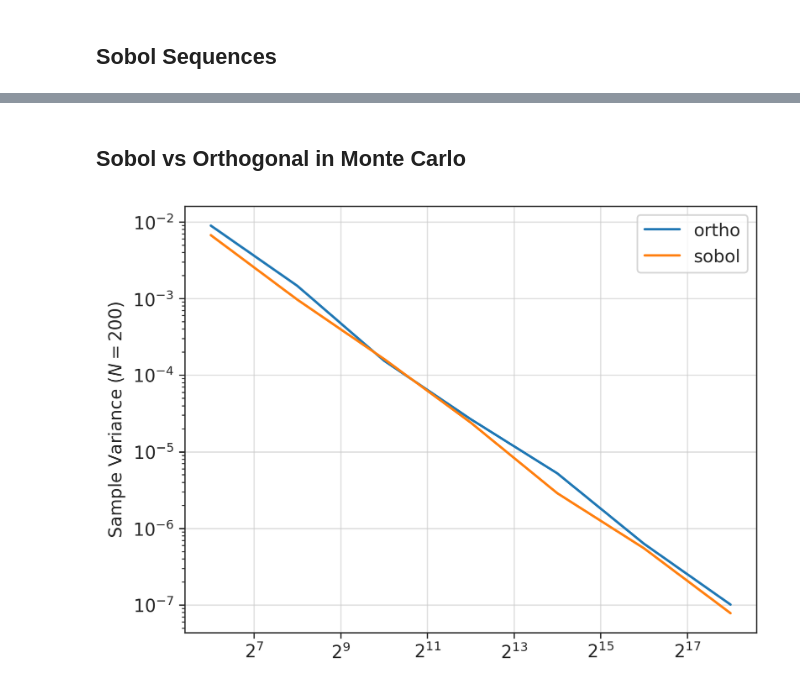
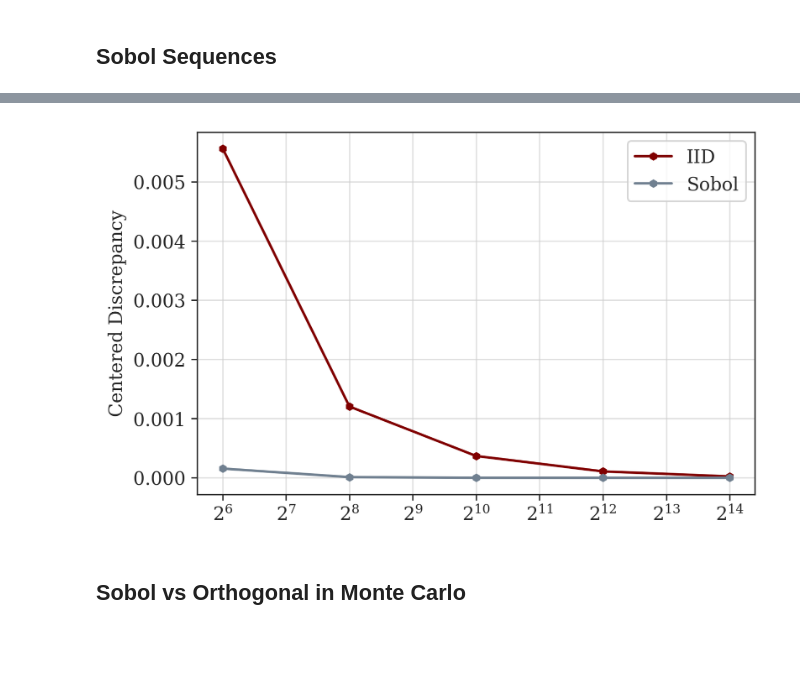
Before and after one commit to loonatick-src/stochastic-sim-1, a Jupyter notebook: Submission.ipynb, the cells around one changed output, grey strips where cells are left out. Cells and saved outputs as stored; diff of their text form; code cells hidden in the pictures; blank space fills up the shorter version.

```diff
--- a/Submission.ipynb
+++ b/Submission.ipynb
@@ -1045,3 +1187,29 @@ plt.show()
+# %%
+def mean_discrepancies_IID_sobol_plotter(simulation_data, title):
+    sample_sizes = np.array([np.power(2,i) for i in range(6,15,2)])
+
+    data = np.load(simulation_data)
+
+    mean_discrepancies = data['arr_0']
+    sample_variances = data['arr_1']
+
+    discr_IID = mean_discrepancies[0]
+    discr_Sobol = mean_discrepancies[2]
+
+    plt.plot(sample_sizes, discr_IID, label = "IID", color = "maroon", marker = "h", markersize = 4)
+    plt.plot(sample_sizes, discr_Sobol, label = "Sobol", color = "slategray", marker = "h", markersize = 4)
+
+    plt.ylabel("Centered Discrepancy")
+    plt.xscale("log", basex = 2)
+    plt.legend()
+    plt.grid(alpha = 0.6)
+
+    plt.savefig(title, bbox_inches = 'tight')
+    plt.show()
+# %%
+mean_discrepancies_IID_sobol_plotter(simulation_data = "discrepancies_unifo_ortho_sobol.npz", title = "Mean_discrepancies_IDD_OS.png")
+# %% [output]
+[figure, added]
 # %% [markdown]
 ## Sobol vs Orthogonal in Monte Carlo
 # %%
@@ -1078,14 +1248,22 @@ else:
     mean_areas = save_data['arr_0']
     sample_variances = save_data['arr_1']
 # %%
-plt.plot(s_values, sample_variances[0], label = "ortho")
-plt.plot(s_values, sample_variances[1], label = "sobol")
-plt.ylabel("Sample Variance ($N = 200$)")
-plt.xlabel("$s$")
-plt.grid(alpha = 0.6)
-plt.xscale("log", base = 2)
-plt.yscale("log")
-plt.legend()
-plt.show()
+def mc_both_OS_Sobol_optimal_plotter(simulation_data, title):
+
+    s_values = np.array([np.power(2, i) for i in range(6,19,2)])
+
+    data = np.load(simulation_data)
+
+    mean_areas = data['arr_0']*2
+    sample_variances = data['arr_1']*2
+
+    plt.plot(s_values, sample_variances[0], label = "OS", color = "chocolate", marker = "h", markersize = 4)
+    plt.plot(s_values, sample_variances[1], label = "Sobol", color = "slategray", marker = "h", markersize = 4)
+    plt.ylabel("Sample variance ($N = 200$)")
+    plt.xlabel("Sample size ($s$)")
+    plt.grid(alpha = 0.6)
+    plt.xscale('log', basex=2)
+    plt.yscale("log")
+    plt.legend()
+    plt.savefig(title)
+    plt.show()
-# %% [output]
-[figure, removed]
```
Also changed, not shown: parts of 39 cells of this notebook, 18 other files.
